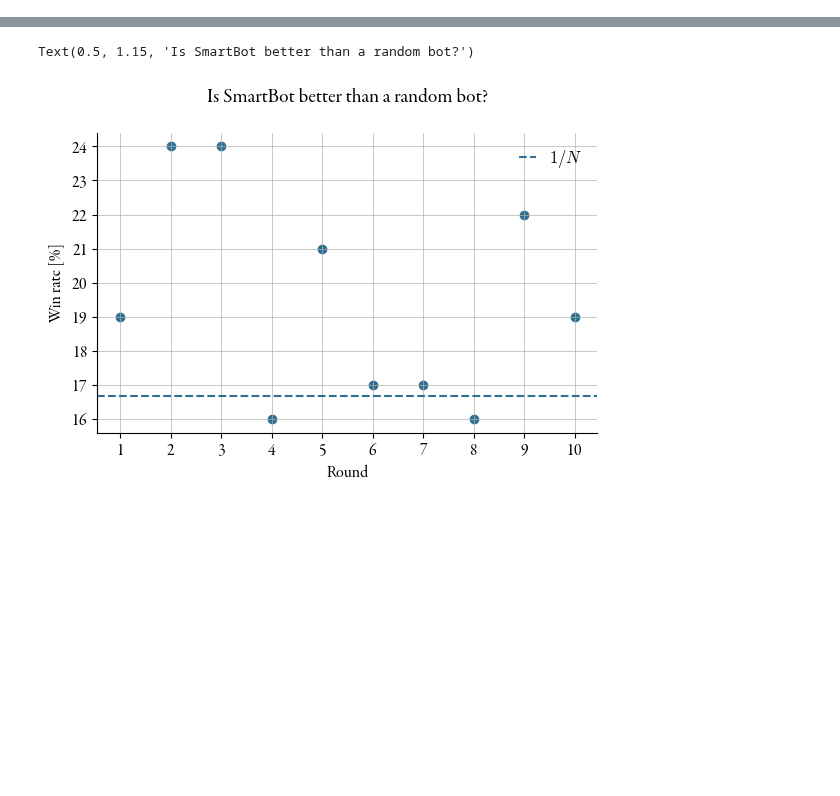
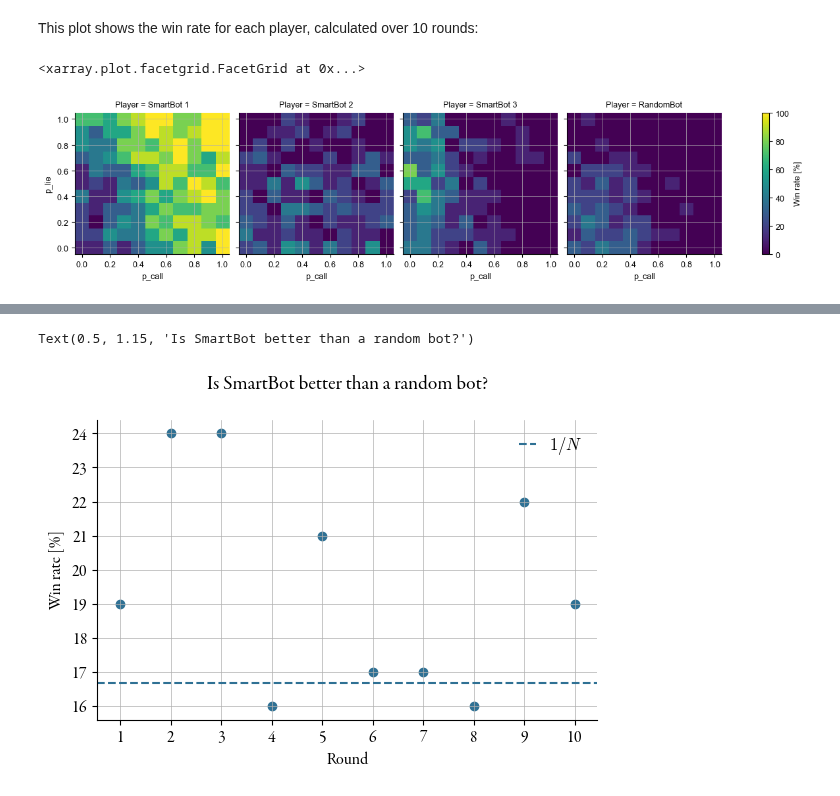
Before and after one commit to humanet-science/Cheat, a Jupyter notebook: experiments.ipynb, the cells around one changed output, grey strips where cells are left out. Cells and saved outputs as stored; diff of their text form; code cells hidden in the pictures; blank space fills up the shorter version.

```diff
--- a/experiments.ipynb
+++ b/experiments.ipynb
@@ -53,0 +75,7 @@ game = setup_game(num_players=6)
+# %% [markdown]
+This plot shows the win rate for each player, calculated over 10 rounds:
+# %%
+one_random.plot.imshow(col='Player')
+# %% [output]
+<xarray.plot.facetgrid.FacetGrid at 0x...>
+[figure, added]
```
Also changed, not shown: parts of 44 cells of this notebook, 6 other files.
